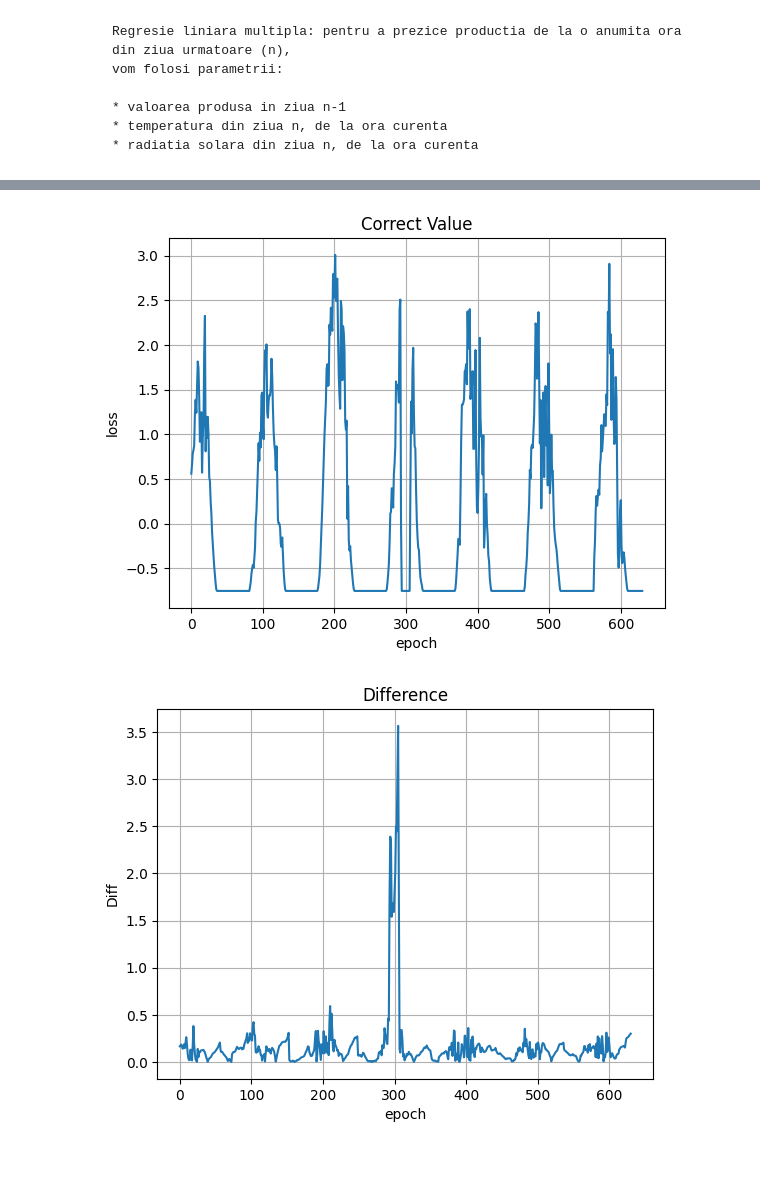
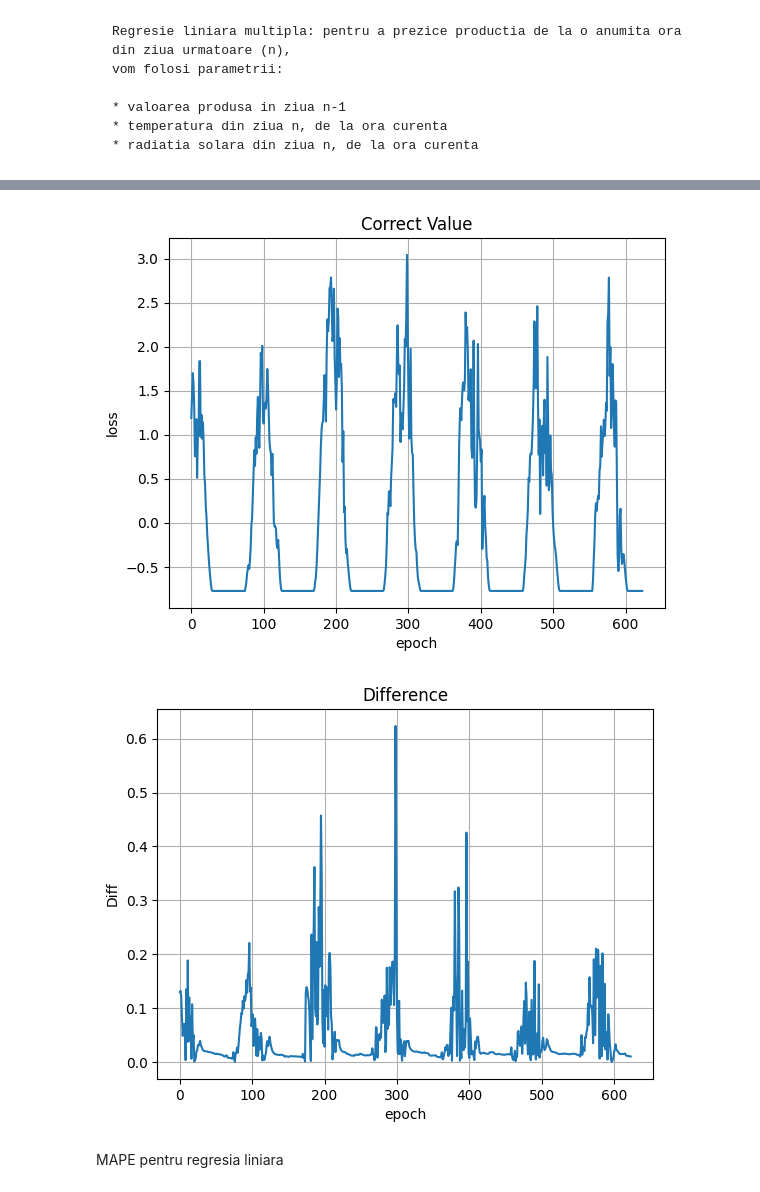
Before and after one commit to CiprianRegus/solar, a Jupyter notebook: Untitled.ipynb, the cells around one changed output, grey strips where cells are left out. Drawn from its saved outputs; the diff is of its cells as text; code cells hidden in the pictures; blank space fills up the shorter version.

Commit message:
linear regression + ann

```diff
--- a/Untitled.ipynb
+++ b/Untitled.ipynb
@@ -2,21 +2,28 @@
 import torch
 import torch.nn
 import torch.autograd
+from torch.utils.data import DataLoader
 import pandas as pd
 import matplotlib.pyplot as plt
 import importlib.util
 import sys
 import os
 import numpy as np
-import utils_local as u
-import extract_utils as eu
+import math as math
+import extract_util as eu
+import net as network
+import function as lossf
+import data_util as du
 from importlib import reload
-
 
 INPUT_SIZE = 4
 OUTPUT_SIZE = 1
-EPOCHS = 2000
+EPOCHS = 60000
 LEARNING_RATE = 1e-3
+SECONDS_IN_DAY = 60*60*24
+INTERVAL_OFFSET = 1
+DAY_OFFSET = 4*24
+NEXT_DAY_OFFSET = 24*4
 
 libs = ['matplotlib', 'torch', 'pandas']
 def check_installed_libs(libs):
@@ -39,6 +46,9 @@ except BaseException as e:
     os._exit
 
 reload(eu)
+reload(network)
+reload(lossf)
+reload(du)
 dev = torch.device("cuda") if torch.cuda.is_available() else torch.device("cpu")
 print(dev)
 print(torch.cuda.is_available())
@@ -350,12 +355,10 @@ ax.grid()
 # %%
 pred_values = []
-corr = []
-print(x_test)
+corr_values = []
 with torch.no_grad():
     model.eval()
     test_loss = 0
     for i in range(len(x_test)):
-        output = model(torch.tensor(x_test[i]).type(torch.FloatTensor))
-        print(output, " ", y_test[i])
-        corr.append(y_test[i])
-        pred_values.append(output)
+        output = linear_model(torch.tensor(x_test[i]).type(torch.FloatTensor))
+        corr_values.append(y_test[i].item())
+        pred_values.append(output.item())
@@ -387,20 +372,22 @@ ax.grid()
 # %%
 fig, ax = plt.subplots()
-ax.plot([x for x in range(0, len(corr))], corr)
+ax.plot([x for x in range(0, len(corr_values))], corr_values)
 ax.set(xlabel='epoch', ylabel='loss', title='Correct Value')
 ax.grid()
 # %% [output]
-[figure, old version]
+[figure, new version]
 # %%
 diff = []
 j = 0
 
-for e in corr:
-    diff.append(abs(e.item() - pred_values[j].item()))
+for e in corr_values:
+    diff.append(abs(e - pred_values[j]))
     j += 1
 fig, ax = plt.subplots()
 ax.plot([x for x in range(0, len(diff))], diff)
 ax.set(xlabel='epoch', ylabel='Diff', title='Difference')
 ax.grid()
 # %% [output]
-[figure, old version]
+[figure, new version]
+# %% [markdown]
+MAPE pentru regresia liniara
```
Also changed, not shown: parts of 14 cells of this notebook, 8 other files.
